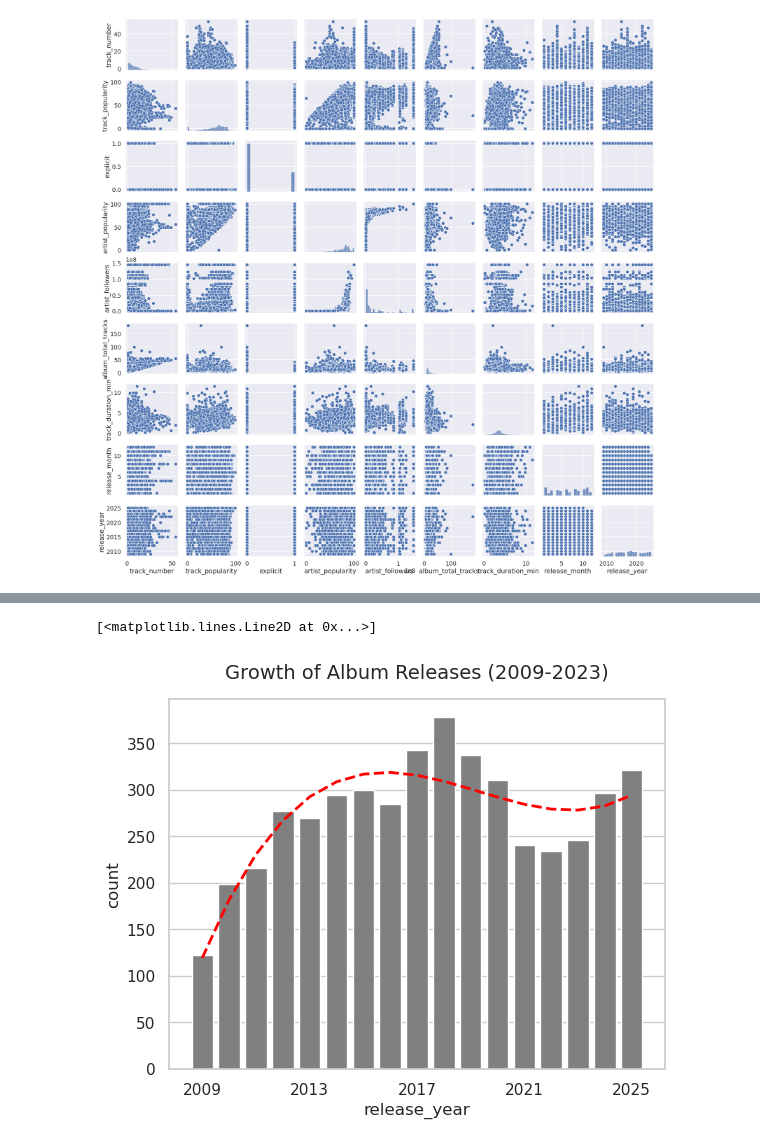
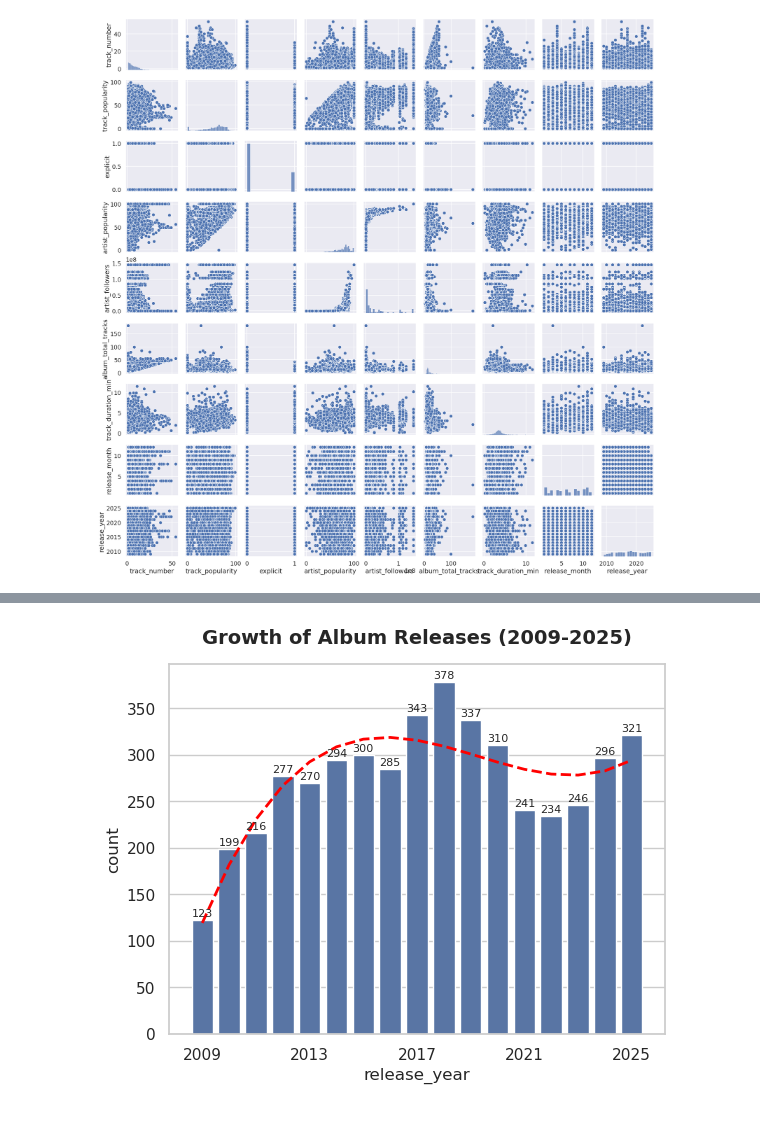
Before and after one commit to sleepobeepo004/spotify_for_emerging_artists_analysis, a Jupyter notebook: spotify_tracks_albums_analysis.ipynb, the cells around one changed output, grey strips where cells are left out. Cells and saved outputs as stored; diff of their text form; code cells hidden in the pictures.

```diff
--- a/spotify_tracks_albums_analysis.ipynb
+++ b/spotify_tracks_albums_analysis.ipynb
@@ -19,7 +20,7 @@ import statsmodels.formula.api as smf
 import scipy.stats as stats
 from scipy.stats import ttest_ind, chisquare, normaltest
 # %%
-spotify_df = pd.read_csv('https://raw.githubusercontent.com/sleepobeepo004/spotify_podcasts_analysis/refs/heads/main/spotify_global_music_dataset_2009_to_2025.csv')
+spotify_df = pd.read_csv('https://raw.githubusercontent.com/sleepobeepo004/spotify_tracks_albums_analysis/refs/heads/main/data/spotify_global_music_dataset_2009_to_2025.csv')
 # %%
 spotify_df['album_release_date'] = pd.to_datetime(spotify_df['album_release_date'])
 spotify_df['release_month'] = spotify_df['album_release_date'].dt.month
@@ -50,16 +60,19 @@ spotify_df_album_pairplot = sns.pairplot(spotify_df_album)
 # %%
-spotify_df_single_bartchart = sns.countplot(data=spotify_df_single, x="release_year", color="gray")
+spotify_df_single_bartchart = sns.countplot(data=spotify_df_single, x="release_year", color="#dd8452")
 ticks = spotify_df_single_bartchart.get_xticks()
 labels = [label.get_text() for label in spotify_df_single_bartchart.get_xticklabels()]
 step = 4
+sns.set_theme(style="whitegrid")
 spotify_df_single_bartchart.set_xticks(ticks[::step])
 spotify_df_single_bartchart.set_xticklabels(labels[::step], rotation=0)
-plt.title("Growth of Single Releases (2009-2025)", fontsize=14, pad=15)
-
+plt.title("Growth of Single Releases (2009-2025)", fontsize=14, fontweight='bold', pad=15)
+plt.yticks(np.arange(0, 450, 50))
 y_counts = [p.get_height() for p in spotify_df_single_bartchart.patches]
 x_indices = np.arange(len(y_counts))
 degree = 3
 coefficients = np.polyfit(x_indices, y_counts, degree)
 trend_curve = np.polyval(coefficients, x_indices)
 plt.plot(ticks, trend_curve, color='red', linewidth=2, linestyle='--')
+for container in spotify_df_single_bartchart.containers:
+    spotify_df_single_bartchart.bar_label(container, fmt='%.0f', padding=1, fontsize=8, zorder=5)
 # %% [output]
@@ -68,18 +80,20 @@ plt.plot(ticks, trend_curve, color='red', linewidth=2, linestyle='--')
 # %%
-spotify_df_album_bartchart = sns.countplot(data=spotify_df_album, x="release_year", color="gray")
+spotify_df_album_bartchart = sns.countplot(data=spotify_df_album, x="release_year", color="#4c72b0")
 ticks = spotify_df_album_bartchart.get_xticks()
 labels = [label.get_text() for label in spotify_df_album_bartchart.get_xticklabels()]
 step = 4
+sns.set_theme(style="whitegrid")
 spotify_df_album_bartchart.set_xticks(ticks[::step])
 spotify_df_album_bartchart.set_xticklabels(labels[::step], rotation=0)
-plt.title("Growth of Album Releases (2009-2023)", fontsize=14, pad=15)
-
+plt.title("Growth of Album Releases (2009-2025)", fontsize=14, fontweight='bold', pad=15)
+plt.yticks(np.arange(0, 400, 50))
 y_counts = [p.get_height() for p in spotify_df_album_bartchart.patches]
 x_indices = np.arange(len(y_counts))
 degree = 3
 coefficients = np.polyfit(x_indices, y_counts, degree)
 trend_curve = np.polyval(coefficients, x_indices)
 plt.plot(ticks, trend_curve, color='red', linewidth=2, linestyle='--')
+for container in spotify_df_album_bartchart.containers:
+    spotify_df_album_bartchart.bar_label(container, fmt='%.0f', padding=1, fontsize=8, zorder=5)
 # %% [output]
-[<matplotlib.lines.Line2D at 0x...>]
-[figure, old version]
+[figure, new version]
```
Also changed, not shown: parts of 27 cells of this notebook.
